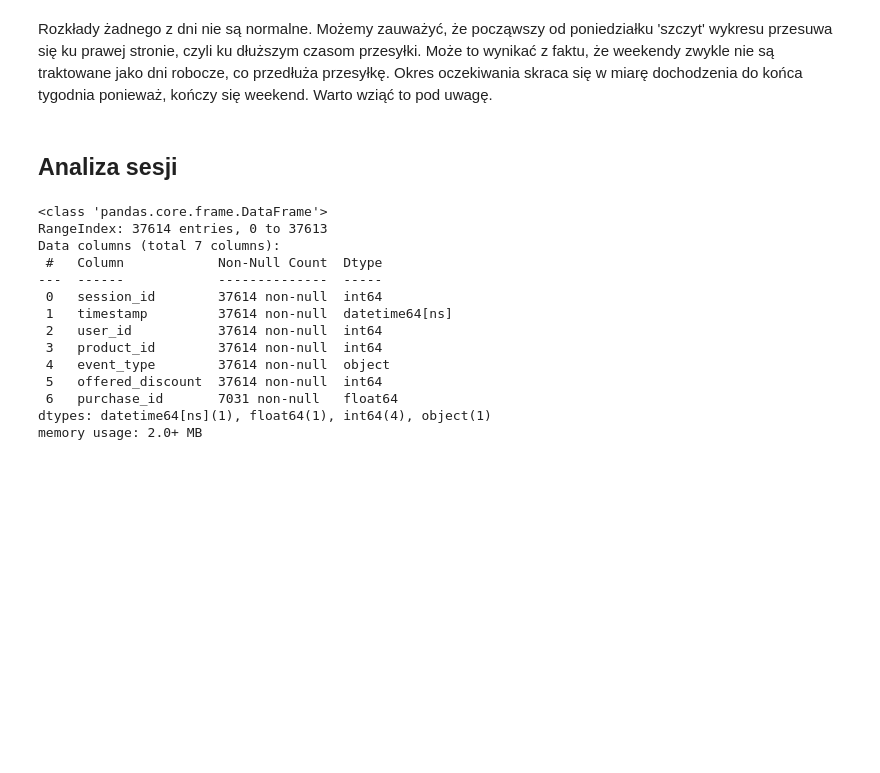
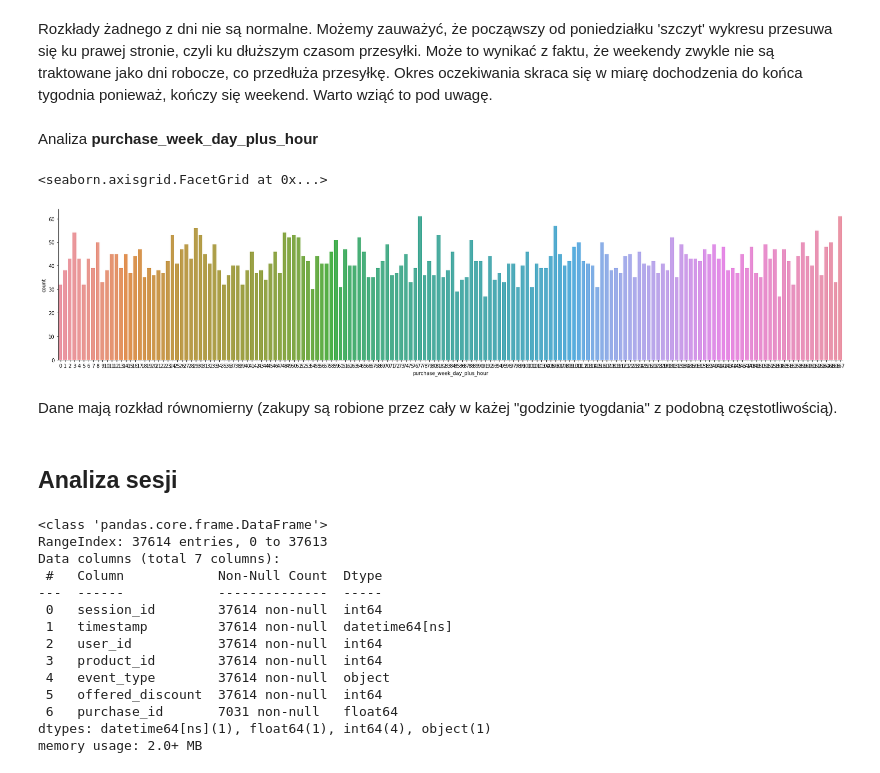
Before and after one commit to jakubZiel/AI-Engineering, a Jupyter notebook: notebooks/data_analysis.ipynb, the cells around one changed output. Cells and saved outputs as stored; diff of their text form; code cells hidden in the pictures; blank space fills up the shorter version.

```diff
--- a/notebooks/data_analysis.ipynb
+++ b/notebooks/data_analysis.ipynb
@@ -455,6 +465,15 @@ niedziela
 Rozkłady żadnego z dni nie są normalne. Możemy zauważyć, że począwszy od poniedziałku 'szczyt' wykresu przesuwa się ku prawej stronie, czyli ku dłuższym czasom przesyłki.
 Może to wynikać z faktu, że weekendy zwykle nie są traktowane jako dni robocze, co przedłuża przesyłkę. Okres oczekiwania skraca się w miarę dochodzenia do końca tygodnia
 ponieważ, kończy się weekend. Warto wziąć to pod uwagę.
+# %% [markdown]
+Analiza **purchase_week_day_plus_hour**
+# %%
+sbn.catplot(data=aggregatedDF, x='purchase_week_day_plus_hour', kind='count', aspect= 4.6)
+# %% [output]
+<seaborn.axisgrid.FacetGrid at 0x...>
+[figure, added]
+# %% [markdown]
+Dane mają rozkład równomierny (zakupy są robione przez cały w każej "godzinie tyogdania" z podobną częstotliwością).
 # %% [markdown]
 ## Analiza sesji
 # %%
```
Also changed, not shown: parts of 10 cells of this notebook.
